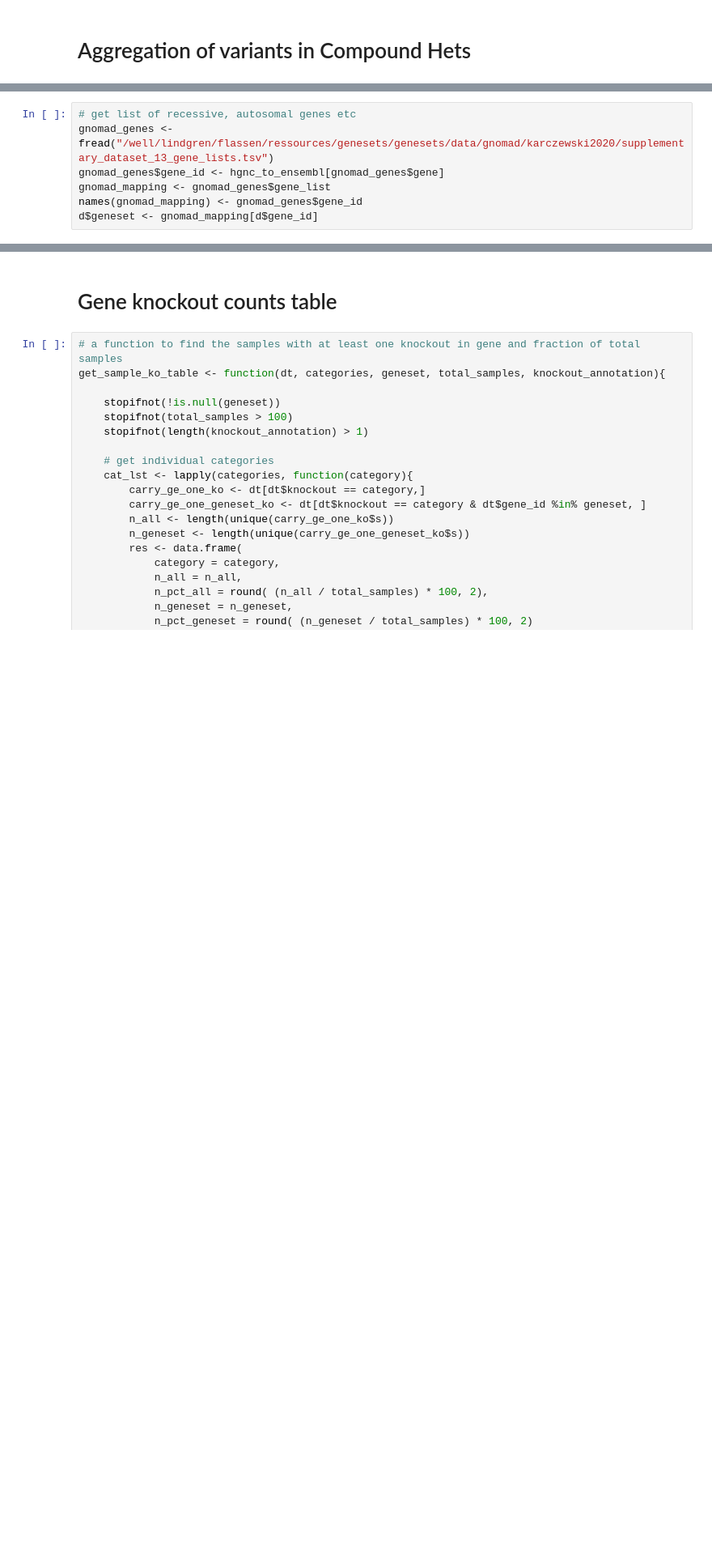
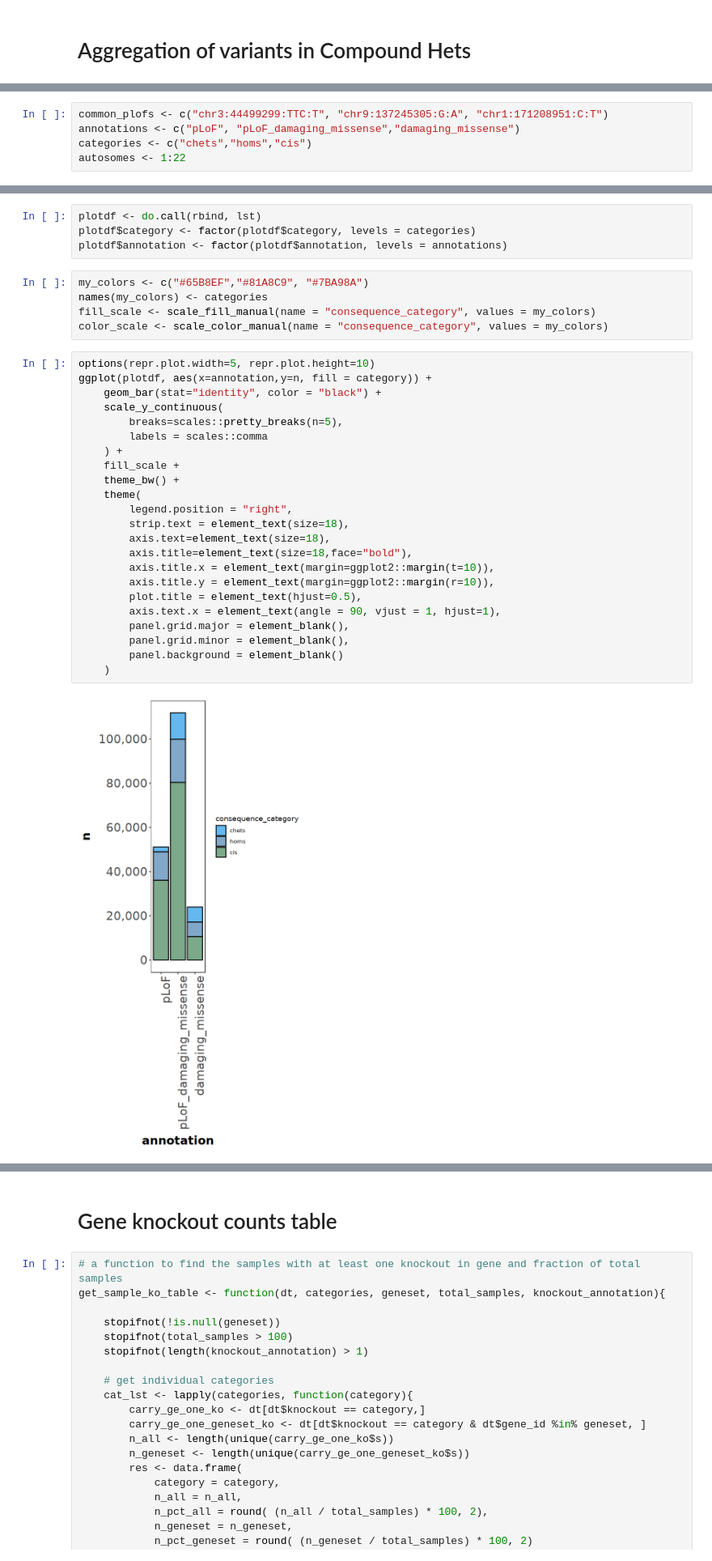
Before and after one commit to frhl/wes_ko_ukbb, a Jupyter notebook: notebooks/220825_transfer_figure2_plots.ipynb, the cells around one changed output, grey strips where cells are left out. Shown: that part at 81% size. Saved outputs shown, nothing was run; the diff lists cells and outputs as text; blank space fills up the shorter version.

```diff
--- a/notebooks/220825_transfer_figure2_plots.ipynb
+++ b/notebooks/220825_transfer_figure2_plots.ipynb
@@ -712,7 +254,0 @@ ggplot(result, aes(x=chr, y=s, fill=knockout)) +
-# %%
-# get list of recessive, autosomal genes etc
-gnomad_genes <- fread("/well/lindgren/flassen/ressources/genesets/genesets/data/gnomad/karczewski2020/supplementary_dataset_13_gene_lists.tsv")
-gnomad_genes$gene_id <- hgnc_to_ensembl[gnomad_genes$gene]
-gnomad_mapping <- gnomad_genes$gene_list
-names(gnomad_mapping) <- gnomad_genes$gene_id
-d$geneset <- gnomad_mapping[d$gene_id]
@@ -787,0 +255,5 @@ ggplot(mrg, aes(x=geneset, y=pct_of_geneset, fill = knockout)) +
+# %%
+common_plofs <- c("chr3:44499299:TTC:T", "chr9:137245305:G:A", "chr1:171208951:C:T")
+annotations <- c("pLoF", "pLoF_damaging_missense","damaging_missense")
+categories <- c("chets","homs","cis")
+autosomes <- 1:22
@@ -787,0 +325,34 @@ ggplot(mrg, aes(x=geneset, y=pct_of_geneset, fill = knockout)) +
+# %%
+plotdf <- do.call(rbind, lst)
+plotdf$category <- factor(plotdf$category, levels = categories)
+plotdf$annotation <- factor(plotdf$annotation, levels = annotations)
+# %%
+my_colors <- c("#65B8EF","#81A8C9", "#7BA98A")
+names(my_colors) <- categories
+fill_scale <- scale_fill_manual(name = "consequence_category", values = my_colors)
+color_scale <- scale_color_manual(name = "consequence_category", values = my_colors)
+# %%
+options(repr.plot.width=5, repr.plot.height=10)
+ggplot(plotdf, aes(x=annotation,y=n, fill = category)) +
+    geom_bar(stat="identity", color = "black") +
+    scale_y_continuous(
+        breaks=scales::pretty_breaks(n=5),
+        labels = scales::comma
+    ) +
+    fill_scale +
+    theme_bw() +
+    theme(
+        legend.position = "right",
+        strip.text = element_text(size=18),
+        axis.text=element_text(size=18),
+        axis.title=element_text(size=18,face="bold"),
+        axis.title.x = element_text(margin=ggplot2::margin(t=10)),
+        axis.title.y = element_text(margin=ggplot2::margin(r=10)),
+        plot.title = element_text(hjust=0.5),
+        axis.text.x = element_text(angle = 90, vjust = 1, hjust=1),
+        panel.grid.major = element_blank(),
+        panel.grid.minor = element_blank(),
+        panel.background = element_blank()
+    )
+# %% [output]
+[figure, added]
```
Also changed, not shown: parts of 101 cells of this notebook, 4 other files.
